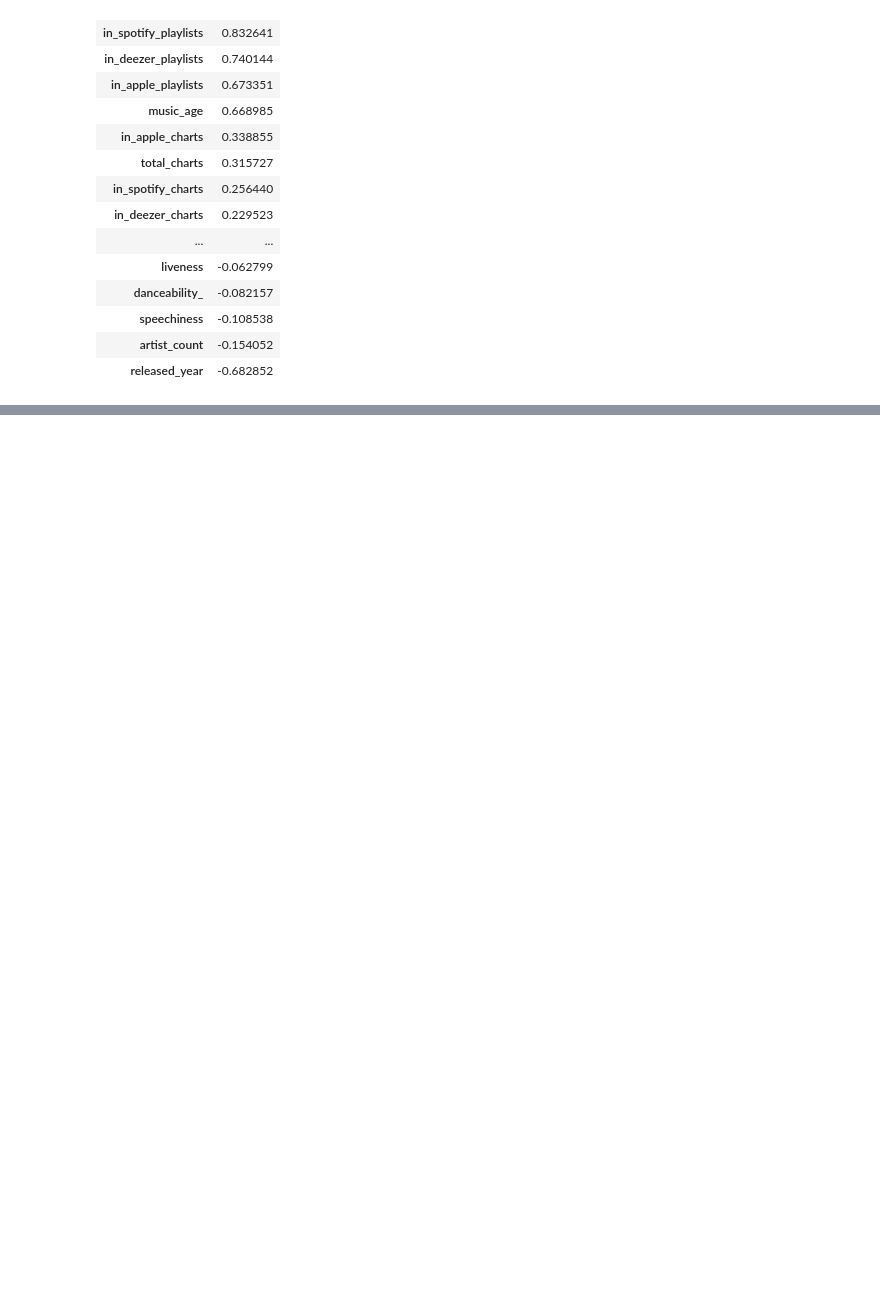
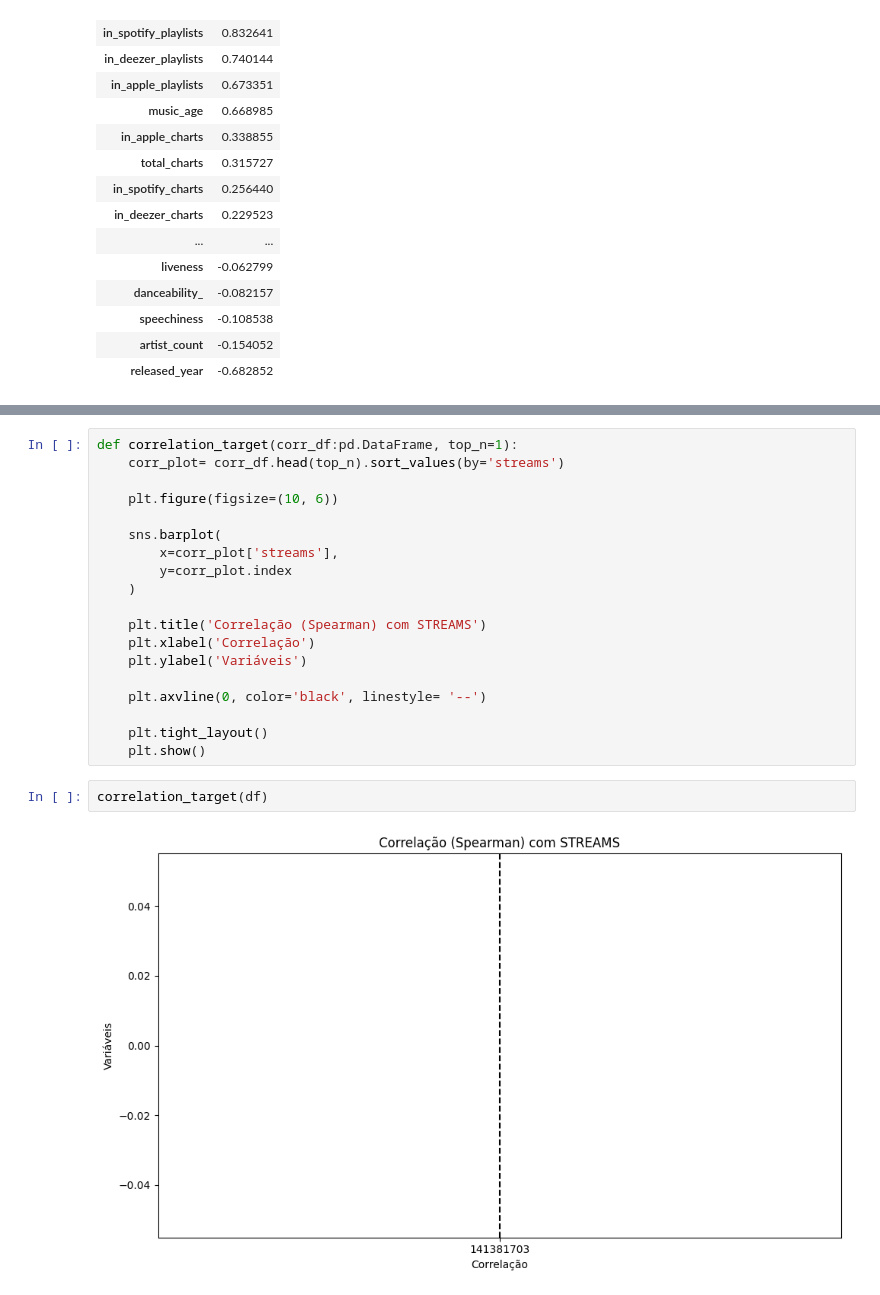
Before and after one commit to Felipeglnd/eda_spotify, a Jupyter notebook: spotify-hit-analysis/notebooks/eda_spotify.ipynb, the cells around one changed output, grey strips where cells are left out. Saved outputs shown, nothing was run; the diff lists cells and outputs as text; blank space fills up the shorter version.

```diff
--- a/spotify-hit-analysis/notebooks/eda_spotify.ipynb
+++ b/spotify-hit-analysis/notebooks/eda_spotify.ipynb
@@ -808,0 +893,23 @@ corr_streams
+# %%
+def correlation_target(corr_df:pd.DataFrame, top_n=1):
+    corr_plot= corr_df.head(top_n).sort_values(by='streams')
+
+    plt.figure(figsize=(10, 6))
+
+    sns.barplot(
+        x=corr_plot['streams'],
+        y=corr_plot.index
+    )
+
+    plt.title('Correlação (Spearman) com STREAMS')
+    plt.xlabel('Correlação')
+    plt.ylabel('Variáveis')
+
+    plt.axvline(0, color='black', linestyle= '--')
+
+    plt.tight_layout()
+    plt.show()
+# %%
+correlation_target(df)
+# %% [output]
+[figure, added]
```
Also changed, not shown: parts of 11 cells of this notebook.
